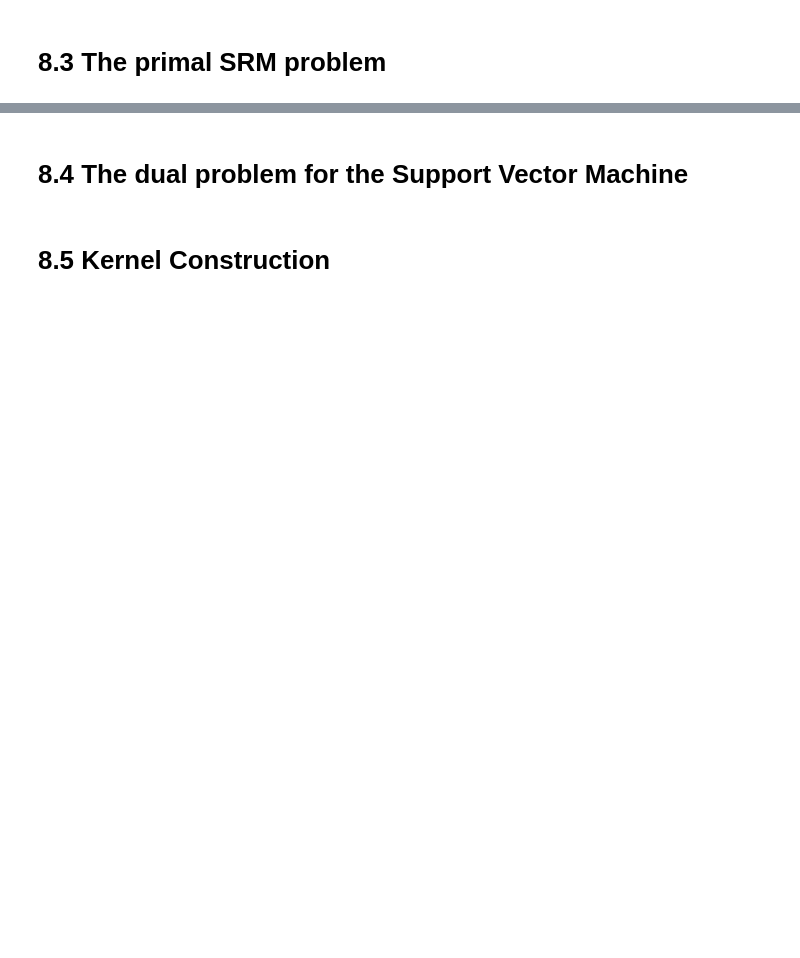
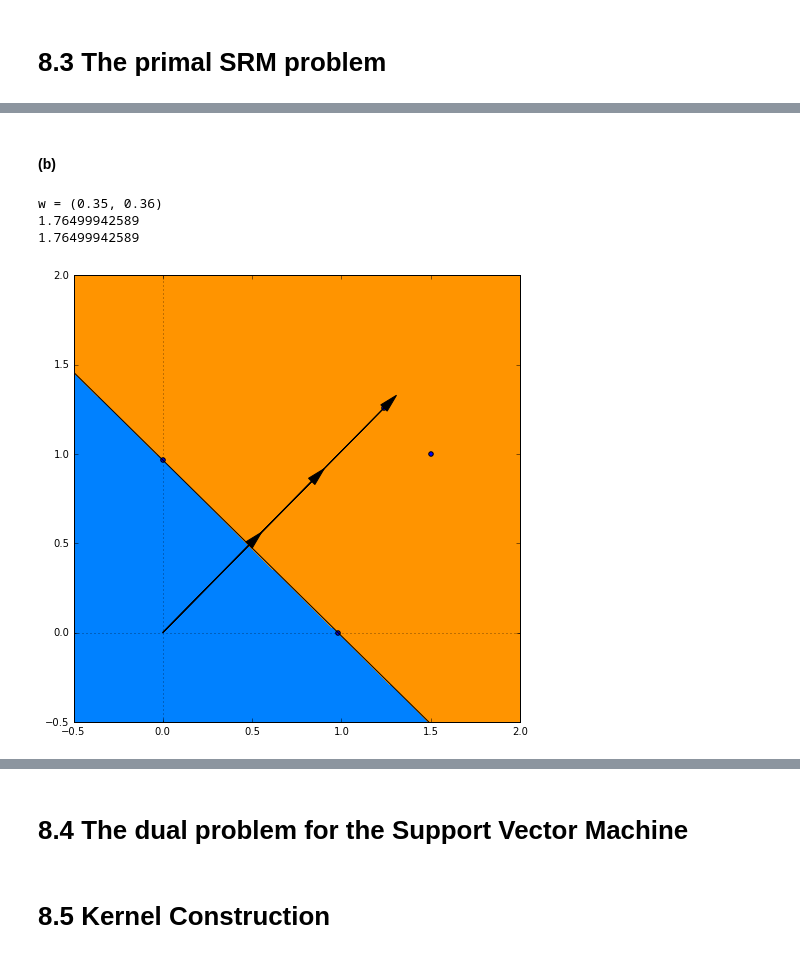
Before and after one commit to hielsnoppe/edu-mi1, a Jupyter notebook: ex8/sheet08.ipynb, the cells around one changed output, grey strips where cells are left out. Cells and saved outputs as stored; diff of their text form; code cells hidden in the pictures; blank space fills up the shorter version.

```diff
--- a/ex8/sheet08.ipynb
+++ b/ex8/sheet08.ipynb
@@ -72,0 +94,74 @@ The *VC-dimension*
+# %% [markdown]
+#### (b)
+# %%
+def plot_point(x):
+    pp.scatter(x[0], x[1])
+def plot_arrow(x, s=[0, 0]):
+    pp.arrow(s[0], s[1], x[0], x[1], head_width=0.05, head_length=0.1, fc='k', ec='k')
+
+def visualize_binary_classifier():
+    while True:
+        w = np.random.rand(2)
+        w = w/np.linalg.norm(w)/2.
+        b = np.random.rand(1)[0]/2.
+
+        X = np.array([-0.5, 2])
+        # from solving w.T.dot(x) - b == 0 for x1 (which is Y)
+        Y = (-w[0]*X + b)/w[1]
+
+        # get a base for the arrow
+        x = b/w[1] / 2.
+        y = (-w[0]*x + b)/w[1]
+
+        # if the axes intercepts aren't within plotting range, generate everything anew
+        if b/w[0] >= 2 or b/w[1] >= 2:
+            continue
+
+        print("w = (%.2f, %.2f)" % (w[0], w[1]))
+        ax = pp.figure(figsize=(8,8)).add_subplot(1,1,1)
+#         pp.arrow(x, y, w[0], w[1], head_width=0.05, head_length=0.1, fc='k', ec='k')
+        plot_arrow(w, [x,y])
+        pp.xlim(-0.5, 2)
+        pp.ylim(-0.5, 2)
+        ax.set_xticks([0], minor=True)
+        ax.set_yticks([0], minor=True)
+        pp.grid(which="minor")
+
+        # plot analytically found decision boundary
+        pp.plot(X, Y, color="black", lw=1)
+
+        # plot empirical decision boundary
+        n = 500
+        X = np.array(np.mgrid[-0.5:2:2.5/n, -0.5:2:2.5/n]).reshape(2,n**2)
+        Z = np.sign(w.T.dot(X) - b)
+        pp.contourf(X[0,:].reshape(n,n), X[1,:].reshape(n,n), Z.reshape(n,n), 1)
+
+        # axes intercepts
+        pp.scatter([0, b/w[0]], [b/w[1], 0])
+
+        break
+
+    basepoint = np.array([x,y])
+    # choose closest datapoint x
+    xc = np.array([1.5, 1.0])
+    plot_point(xc)
+    # project on w
+    xTw = xc.T.dot(w)
+    proj = (xTw * w)/(np.linalg.norm(w)**2)
+    plot_point(proj)
+    plot_arrow(proj)
+    # calc distance
+    a = b/xTw
+    plot_arrow(proj*a)
+
+    print(xTw/np.linalg.norm(w))
+    print(np.linalg.norm(proj))
+
+    return
+
+visualize_binary_classifier()
+# %% [output]
+w = (0.35, 0.36)
+1.76499942589
+1.76499942589
+[figure, added]
```
Also changed, not shown: parts of 10 cells of this notebook.
